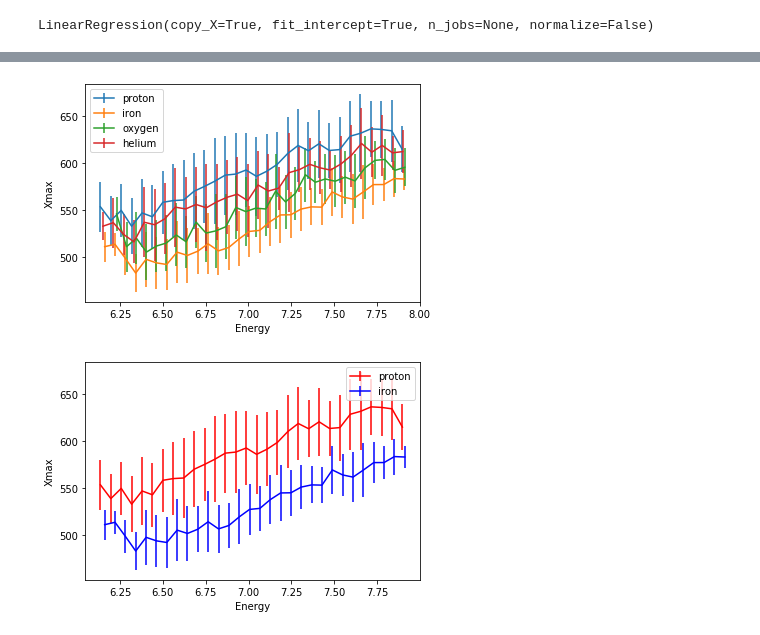
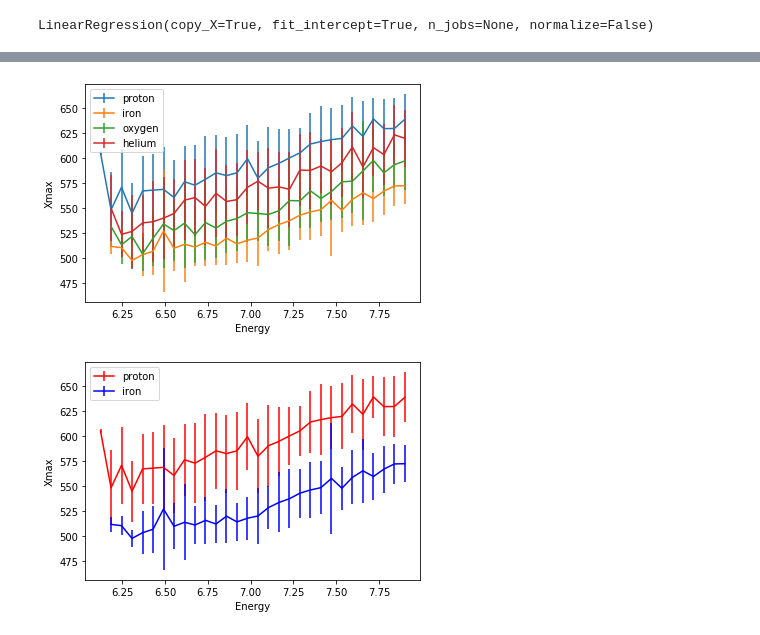
Before and after one commit to andyPhysics/CosmicRay, a Jupyter notebook: NN/NN_fitter-Copy1.ipynb, the cells around one changed output, grey strips where cells are left out. Drawn from its saved outputs; the diff is of its cells as text; code cells hidden in the pictures.

```diff
--- a/NN/NN_fitter-Copy1.ipynb
+++ b/NN/NN_fitter-Copy1.ipynb
@@ -359,11 +434,11 @@ BaggingRegressor(base_estimator=DecisionTreeRegressor(ccp_alpha=0.0,
+# %%
+predictions = best_model.predict(X_test)
 # %%
-predictions = tree.predict(X_test)
-predictions2 = tree2.predict(X_test[:,0:9])
+predictions2 = tree.predict(X_test[:,0:10])
 # %%
-#energy_predictions = np.array(list(zip(*predictions))[0])
-energy_predictions=predictions2
-energy = np.array(list(zip(*y_test))[0])
-xmax = np.array(list(zip(*y_test))[1])
+energy_predictions = predictions2
+energy = np.array(list(zip(*y_test))[1])
+xmax = np.array(list(zip(*y_test))[2])
 #x_o = np.array(list(zip(*y_test))[0])
-xmax_predictions = np.array(list(zip(*predictions))[0])
-mass = np.array(list(zip(*y_test))[-2])
+xmax_predictions = np.array(list(zip(*predictions))[1])
+mass = np.array(list(zip(*y_test))[4])
@@ -563,27 +617,29 @@ print(fit[0][0],fit[0][1])
 # %%
-mean_proton,std_proton,bins_proton,median_proton = binning(proton_energy,proton_xmax,30)
-mean_iron,std_iron,bins_iron,median_iron = binning(iron_energy,iron_xmax,30)
-mean_oxygen,std_oxygen,bins_oxygen,median_oxygen = binning(oxygen_energy,oxygen_xmax,30)
-mean_helium,std_helium,bins_helium,median_helium = binning(helium_energy,helium_xmax,30)
+plot = False
+bins = 30
+mean_proton,std_proton,bins_proton,median_proton = binning(proton_energy,proton_xmax,bins,name='proton',plot=plot)
+mean_iron,std_iron,bins_iron,median_iron = binning(iron_energy,iron_xmax,bins,name='iron',plot=plot,bins_input=list(bins_proton))
+mean_oxygen,std_oxygen,bins_oxygen,median_oxygen = binning(oxygen_energy,oxygen_xmax,bins,name='oxygen',plot=plot,bins_input=bins_proton)
+mean_helium,std_helium,bins_helium,median_helium = binning(helium_energy,helium_xmax,bins,name='helium',plot=plot,bins_input=bins_proton)
 # %%
-plt.errorbar(bins_proton,mean_proton,yerr=std_proton,label='proton')
-plt.errorbar(bins_iron,mean_iron,yerr=std_iron,label='iron')
-plt.errorbar(bins_oxygen,mean_oxygen,yerr=std_oxygen,label='oxygen')
-plt.errorbar(bins_helium,mean_helium,yerr=std_helium,label='helium')
+plt.errorbar(bins_proton[0:-1],mean_proton,yerr=std_proton,label='proton')
+plt.errorbar(bins_iron[0:-1],mean_iron,yerr=std_iron,label='iron')
+plt.errorbar(bins_oxygen[0:-1],mean_oxygen,yerr=std_oxygen,label='oxygen')
+plt.errorbar(bins_helium[0:-1],mean_helium,yerr=std_helium,label='helium')
 plt.legend()
 plt.xlabel('Energy')
 plt.ylabel('Xmax')
-plt.savefig('Decision_All_species_energy_xmax_no_in_ice.png')
+plt.savefig('All_species_energy_xmax3.png')
 #plt.show()
 # %% [output]
-[figure, old version]
+[figure, new version]
 # %%
-plt.errorbar(bins_proton,mean_proton,yerr=std_proton,color='r',label='proton')
-plt.errorbar(bins_iron,mean_iron,yerr=std_iron,color='b',label='iron')
+plt.errorbar(bins_proton[0:-1],mean_proton,yerr=std_proton,color='r',label='proton')
+plt.errorbar(bins_iron[0:-1],mean_iron,yerr=std_iron,color='b',label='iron')
 plt.legend()
 plt.xlabel('Energy')
 plt.ylabel('Xmax')
-plt.savefig('decision_Proton_vs_Iron.png')
-plt.show()
+plt.savefig('Proton_vs_Iron.png')
+#plt.show()
 # %% [output]
-[figure, old version]
+[figure, new version]
```
Also changed, not shown: parts of 76 cells of this notebook, 6 other files.
